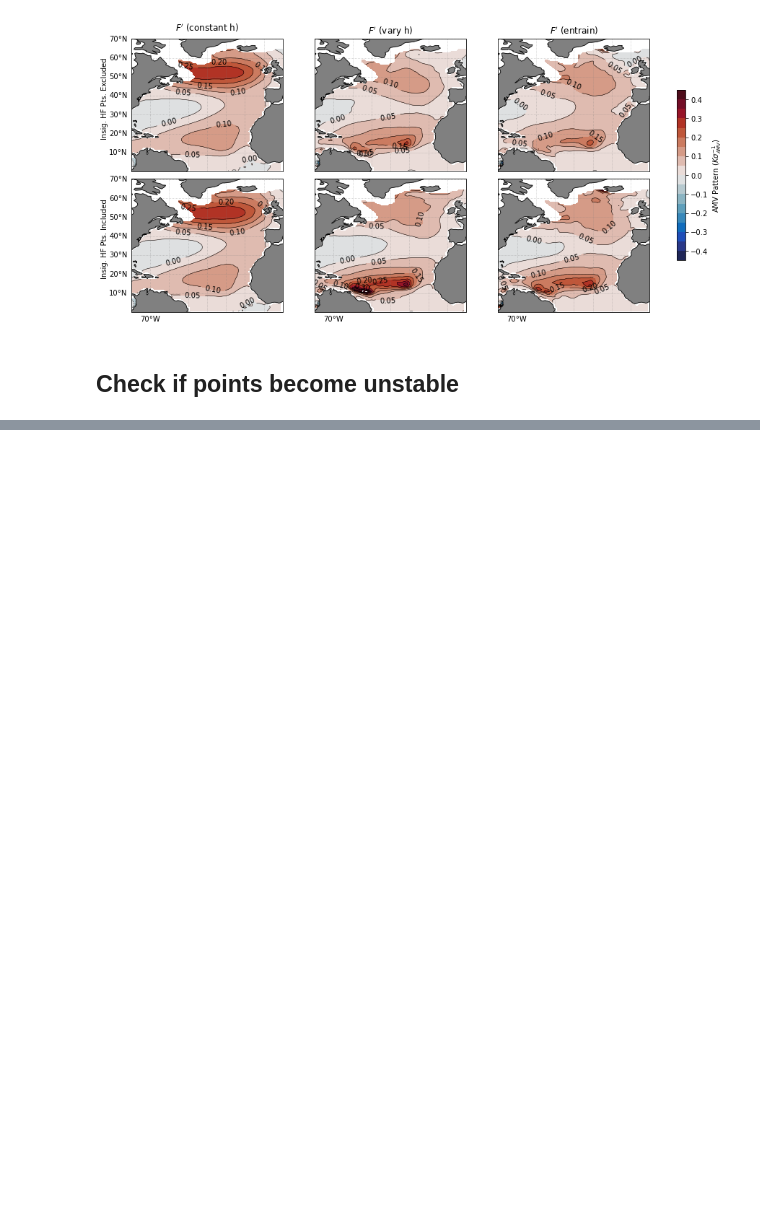
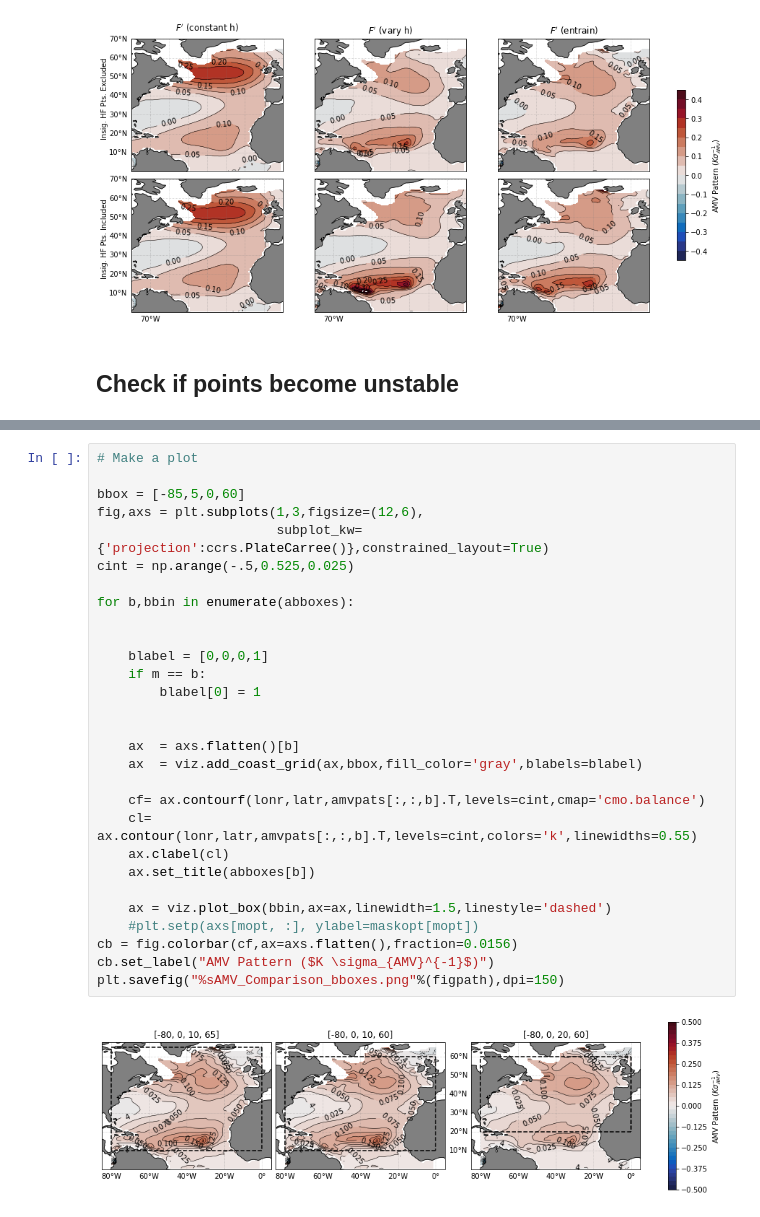
Before and after one commit to glennliu265/stochmod, a Jupyter notebook: analysis/Explore_Regional_Properties.ipynb, the cells around one changed output, grey strips where cells are left out. Drawn from its saved outputs; the diff is of its cells as text; blank space fills up the shorter version.

```diff
--- a/analysis/Explore_Regional_Properties.ipynb
+++ b/analysis/Explore_Regional_Properties.ipynb
@@ -815,0 +849,31 @@ Closest lat to 65.00 was 64.55
+# %%
+# Make a plot
+
+bbox = [-85,5,0,60]
+fig,axs = plt.subplots(1,3,figsize=(12,6),
+                       subplot_kw={'projection':ccrs.PlateCarree()},constrained_layout=True)
+cint = np.arange(-.5,0.525,0.025)
+
+for b,bbin in enumerate(abboxes):
+
+
+    blabel = [0,0,0,1]
+    if m == b:
+        blabel[0] = 1
+
+
+    ax  = axs.flatten()[b]
+    ax  = viz.add_coast_grid(ax,bbox,fill_color='gray',blabels=blabel)
+
+    cf= ax.contourf(lonr,latr,amvpats[:,:,b].T,levels=cint,cmap='cmo.balance')
+    cl= ax.contour(lonr,latr,amvpats[:,:,b].T,levels=cint,colors='k',linewidths=0.55)
+    ax.clabel(cl)
+    ax.set_title(abboxes[b])
+
+    ax = viz.plot_box(bbin,ax=ax,linewidth=1.5,linestyle='dashed')
+    #plt.setp(axs[mopt, :], ylabel=maskopt[mopt])
+cb = fig.colorbar(cf,ax=axs.flatten(),fraction=0.0156)
+cb.set_label("AMV Pattern ($K \sigma_{AMV}^{-1}$)")
+plt.savefig("%sAMV_Comparison_bboxes.png"%(figpath),dpi=150)
+# %% [output]
+[figure, added]
```
Also changed, not shown: parts of 9 cells of this notebook.
